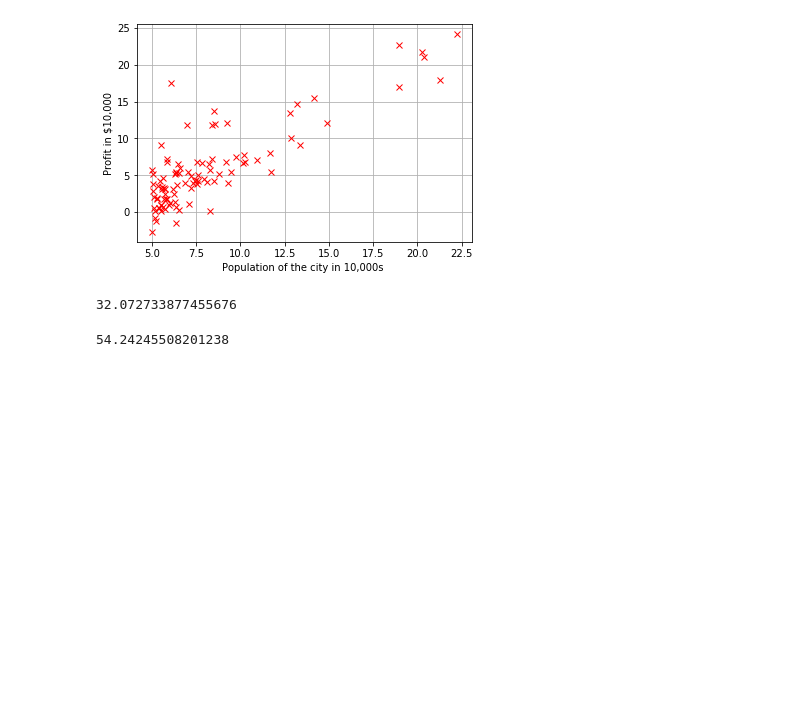
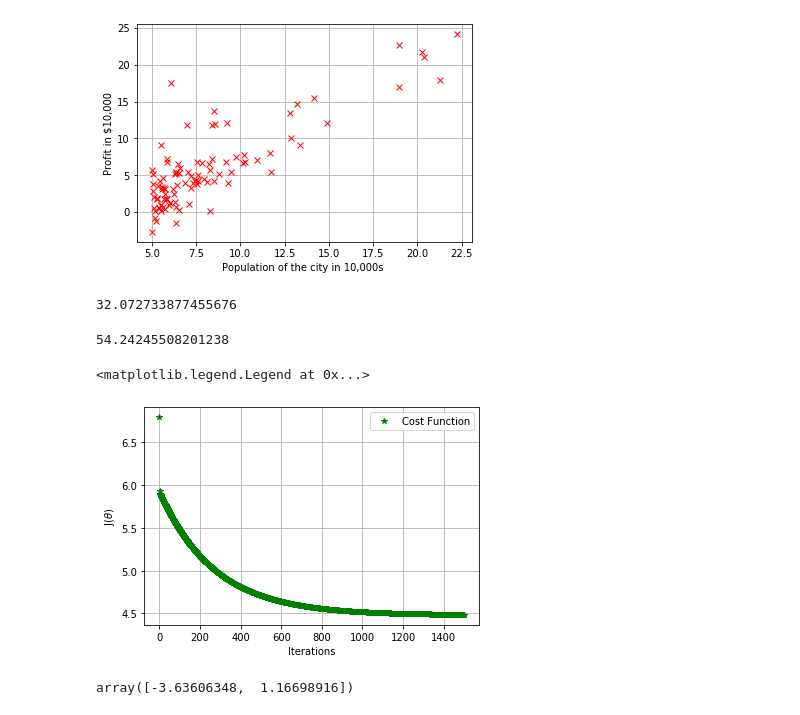
Before and after one commit to dabarbosa10/MLStanford, a Jupyter notebook: Week2.ipynb, the cells around one changed output. Drawn from its saved outputs; the diff is of its cells as text; code cells hidden in the pictures; blank space fills up the shorter version.

```diff
--- a/Week2.ipynb
+++ b/Week2.ipynb
@@ -34,3 +34,27 @@ ComputeCost(X1,Y,theta)
 ComputeCost(X1,Y,np.array([-1,2]))
 # %% [output]
 54.24245508201238
+# %%
+def gradientDescent(X,y,the,alp,num_iters):
+    m=len(y)
+    J_history=np.zeros(num_iters)
+    for i in range(0,num_iters):
+        the[0]=the[0]-(alp/m)*np.dot((np.matmul(X,the)-y),X[:,0])
+        the[1]=the[1]-(alp/m)*np.dot((np.matmul(X,the)-y),X[:,1])
+        J_history[i]=ComputeCost(X,y,the)
+    return theta, J_history
+# %%
+th,Jh=gradientDescent(X1,Y,theta,alpha,iterations)
+# %%
+plt.plot(Jh,'g*',label='Cost Function')
+plt.xlabel('Iterations')
+plt.ylabel(r'J($\theta$)')
+plt.grid()
+plt.legend()
+# %% [output]
+<matplotlib.legend.Legend at 0x...>
+[figure, added]
+# %%
+th
+# %% [output]
+array([-3.63606348,  1.16698916])
```
Also changed, not shown: parts of 1 cell of this notebook.
